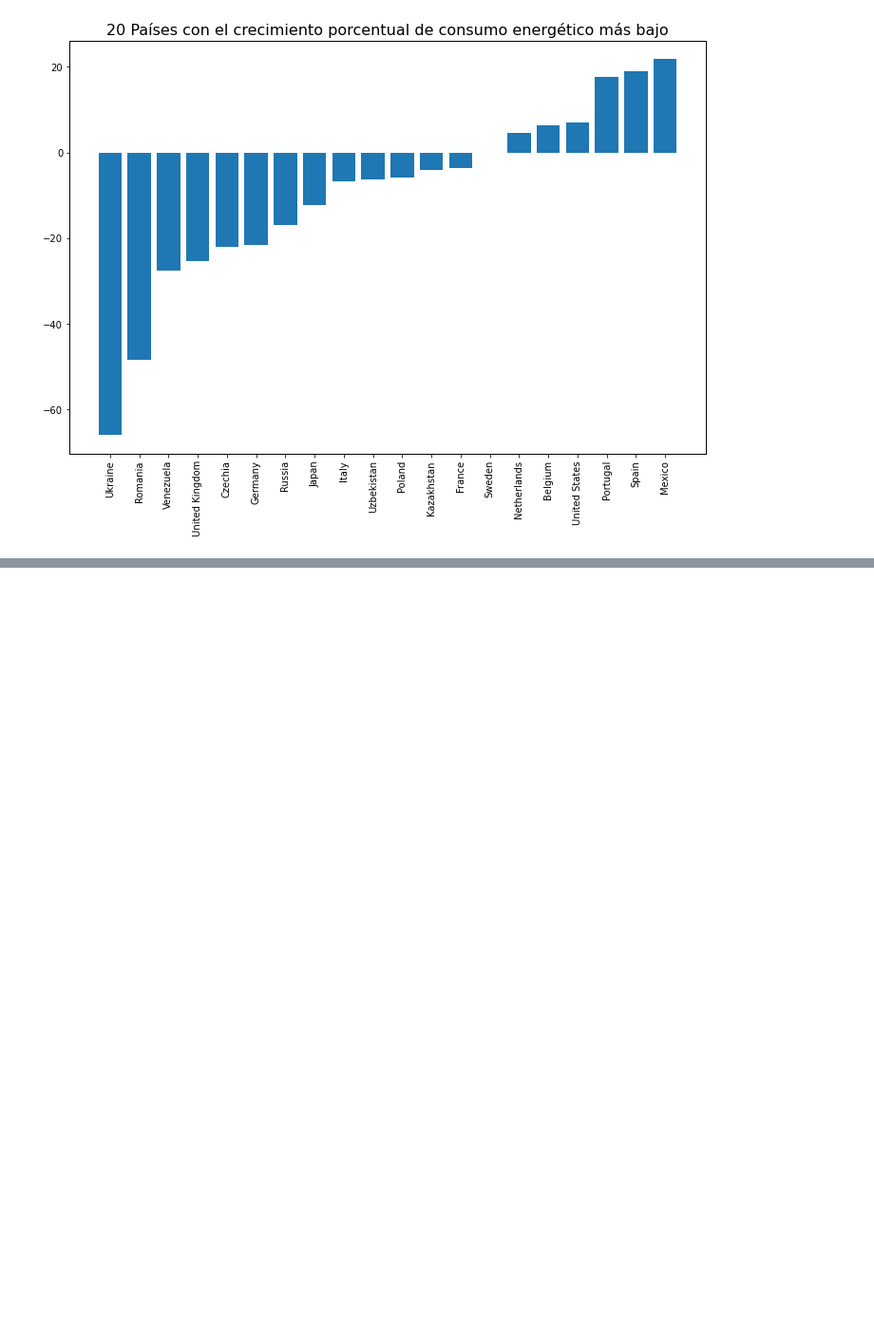
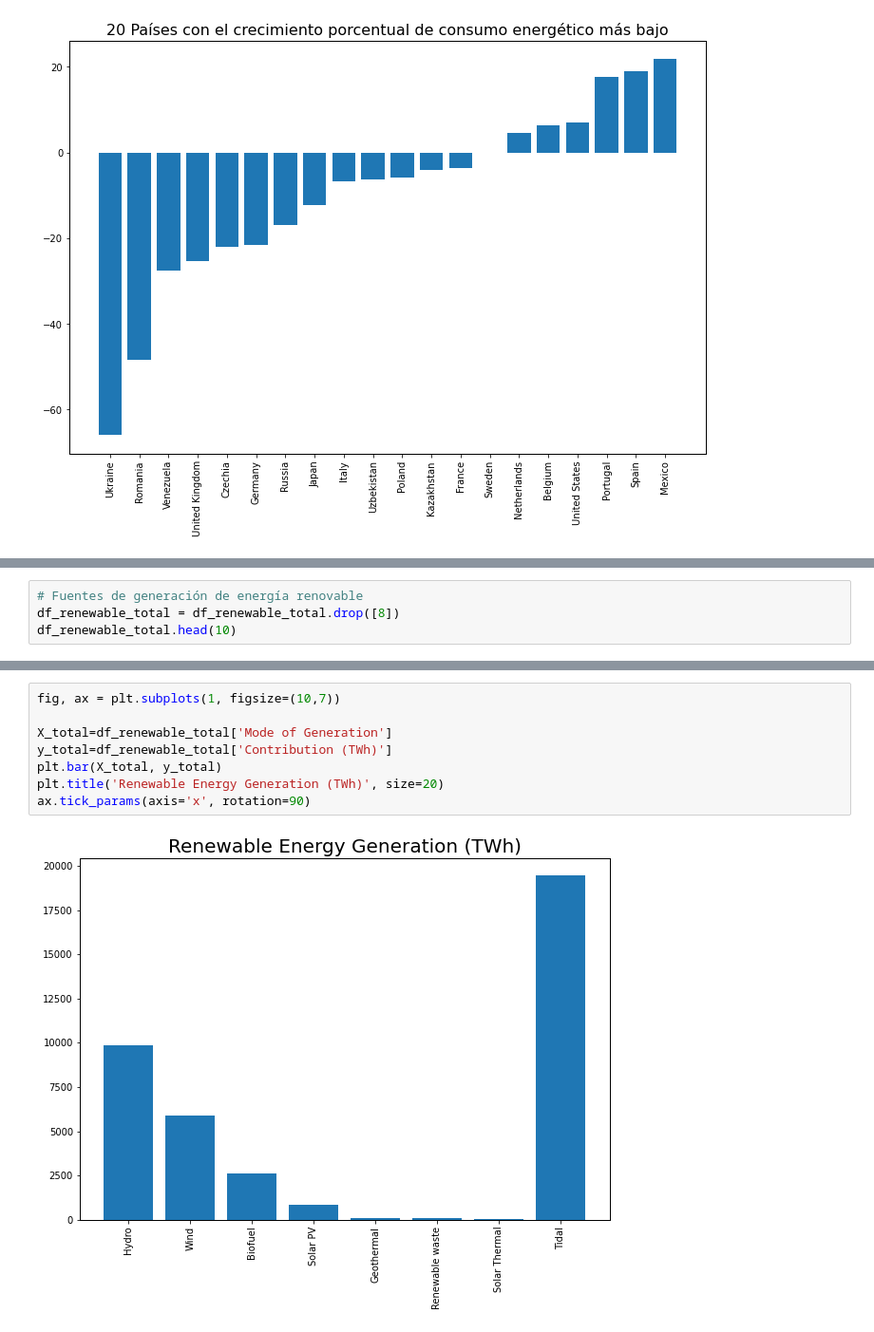
Before and after one commit to malvaradogcode/ProyectBootcamp, a Jupyter notebook: src/eda.ipynb, the cells around one changed output, grey strips where cells are left out. Shown: that part at 95% size. Cells and saved outputs as stored; diff of their text form; blank space fills up the shorter version.

```diff
--- a/src/eda.ipynb
+++ b/src/eda.ipynb
@@ -442,0 +506,4 @@ plt.bar(Xpct, ypct)
+# %%
+# Fuentes de generación de energía renovable
+df_renewable_total = df_renewable_total.drop([8])
+df_renewable_total.head(10)
@@ -442,0 +520,10 @@ plt.bar(Xpct, ypct)
+# %%
+fig, ax = plt.subplots(1, figsize=(10,7))
+
+X_total=df_renewable_total['Mode of Generation']
+y_total=df_renewable_total['Contribution (TWh)']
+plt.bar(X_total, y_total)
+plt.title('Renewable Energy Generation (TWh)', size=20)
+ax.tick_params(axis='x', rotation=90)
+# %% [output]
+[figure, added]
```
Also changed, not shown: parts of 14 cells of this notebook, 1 other file.
